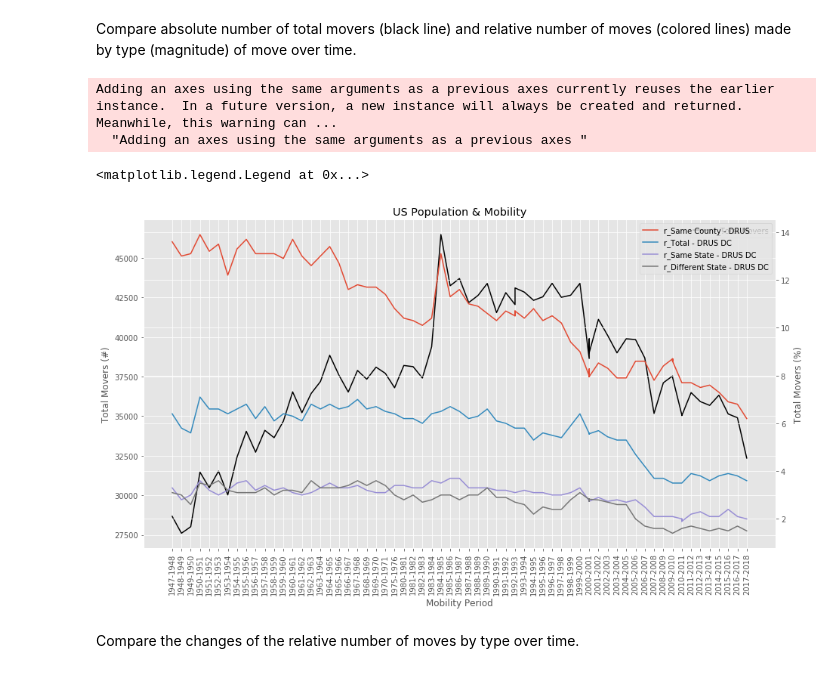
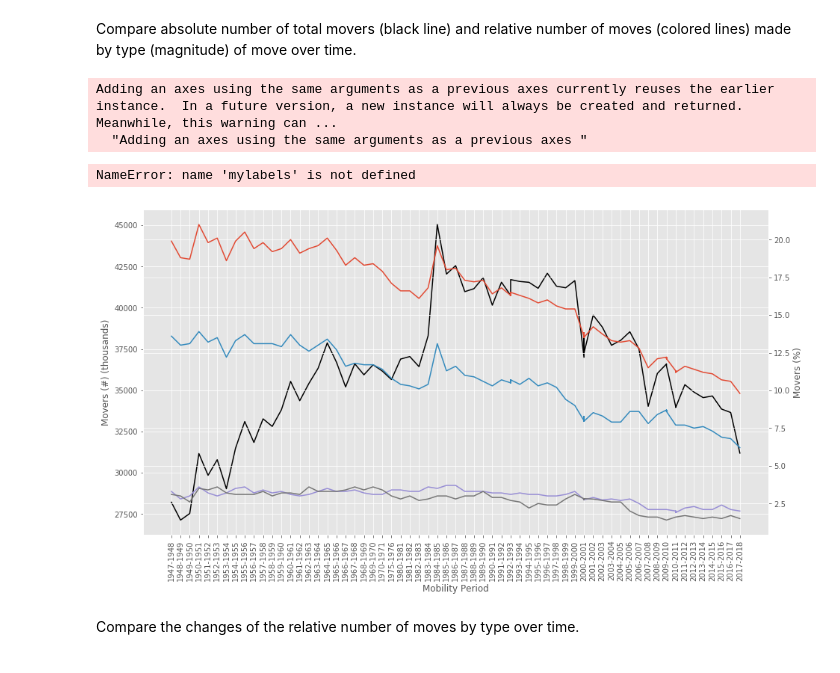
Before and after one commit to johnnyrogers1/The-Complacent-Class, a Jupyter notebook: The Complacent Class/notebooks/a_1_EDA.ipynb, the cells around one changed output. Drawn from its saved outputs; the diff is of its cells as text; code cells hidden in the pictures.

```diff
--- a/The Complacent Class/notebooks/a_1_EDA.ipynb
+++ b/The Complacent Class/notebooks/a_1_EDA.ipynb
@@ -572,0 +508,3 @@ tab_a_1_rate
+# %%
+tab_a_1_level.columns = l_col
+tab_a_1_rate.columns = r_col
@@ -630,5 +562,2 @@ display(df_a_1.head(10))
 # %% [markdown]
 Identify potential relationships among variables.
-# %%
-df_a_1.drop(["r_Mobility_Period"], inplace = True, axis = 1)
-df_a_1.drop(["r_Total 1 Year Old and Over"], inplace = True, axis = 1)
@@ -700,7 +696,7 @@ ax1 = fig1_a_1.add_subplot(111)
 
 color = "tab:red"
 ax1.set_xlabel("Mobility Period)")
-ax1.set_ylabel("Total Movers (%)")
+ax1.set_ylabel("Movers (%)")
 ax1.plot(x1, y1, color = color)
 ax1.tick_params(axis = "y", labelcolor = color)
 ax1.invert_xaxis()
@@ -711,15 +707,22 @@ ax2 = ax1.twinx()
 
 color = "tab:blue"
 ax2.set_xlabel("Mobility Period")
-ax2.set_ylabel("Total Movers (#)")
+ax2.set_ylabel("Movers (#) (thousands)")
 ax2.plot(x1, y2, color = color)
 ax2.tick_params(axis = "y", labelcolor = color)
+
+#lines, labels = ax1.get_legend_handles_labels()
+#lines2, labels2 = ax2.get_legend_handles_labels()
+#ax2.legend(lines + lines2, labels + labels2, loc=0)
+
+legend_labels = ["Total Movers", "Population Adjusted"]
+ax2.legend(labels = legend_labels)
 
 fig_size[0] = 15
 fig_size[1] = 8
 pyplt.rcParams["figure.figsize"] = fig_size
 
-pyplt.title("US Population & Mobility")
+pyplt.title("Declining U.S. Mobility")
 
 fig1_a_1.tight_layout()
 # %% [output]
@@ -817,47 +811,50 @@ fig2_a_1 = pyplt.figure()
 pyplt.xticks(rotation = 90)
 
 x1 = df_a_1["l_Mobility_Period"]
-y1 = df_a_1["l_Total Movers"]
+y1 = df_a_1["l_Total - DRUS"]
 y2 = df_a_1["r_Total - DRUS"]
 y3 = df_a_1["r_Same County - DRUS"]
-y4 = df_a_1["r_Total - DRUS DC"]
-y5 = df_a_1["r_Same State - DRUS DC"]
-y6 = df_a_1["r_Different State - DRUS DC"]
-y7 = df_a_1["r_Abroad Movers"]
+y4 = df_a_1["r_Same State - DRUS DC"]
+y5 = df_a_1["r_Different State - DRUS DC"]
 
 ax1 = fig2_a_1.add_subplot(111)
 
 color = "k"
 ax1.set_xlabel("Mobility Period")
-ax1.set_ylabel("Total Movers (#)")
+ax1.set_ylabel("Movers (#) (thousands)")
 ax1.plot(x1, y1, color = color)
 ax2.tick_params(axis = "y", labelcolor = color)
 
 ax1.invert_xaxis()
 
 ax2 = ax1.twinx()
 
 color = "tab:blue"
 ax2.set_xlabel("Mobility Period")
-ax2.set_ylabel("Total Movers (%)")
+ax2.set_ylabel("Movers (%)")
+ax2.plot(x1, y2)
 ax2.plot(x1, y3)
 ax2.plot(x1, y4)
 ax2.plot(x1, y5)
-ax2.plot(x1, y6)
 ax2.tick_params(axis = "y")
+
+legend_labels = [""]
+ax2.legend(labels=mylabels)
+
+
+lines, labels = ax1.get_legend_handles_labels()
+lines2, labels2 = ax2.get_legend_handles_labels()
+ax2.legend(lines + lines2, labels + labels2, loc=0)
 
 fig_size[0] = 15
 fig_size[1] = 8
 pyplt.rcParams["figure.figsize"] = fig_size
 
 pyplt.title("US Population & Mobility")
-
-ax1.legend(loc = 0)
-ax2.legend(loc = 0)
 # %% [output]
 Adding an axes using the same arguments as a previous axes currently reuses the earlier instance.  In a future version, a new instance will always be created and returned.  Meanwhile, this warning can ...
   "Adding an axes using the same arguments as a previous axes "
-<matplotlib.legend.Legend at 0x...>
+NameError: name 'mylabels' is not defined
-[figure, old version]
+[figure, new version]
 # %% [markdown]
 Compare the changes of the relative number of moves by type over time.
```
Also changed, not shown: parts of 48 cells of this notebook, 4 other files.
